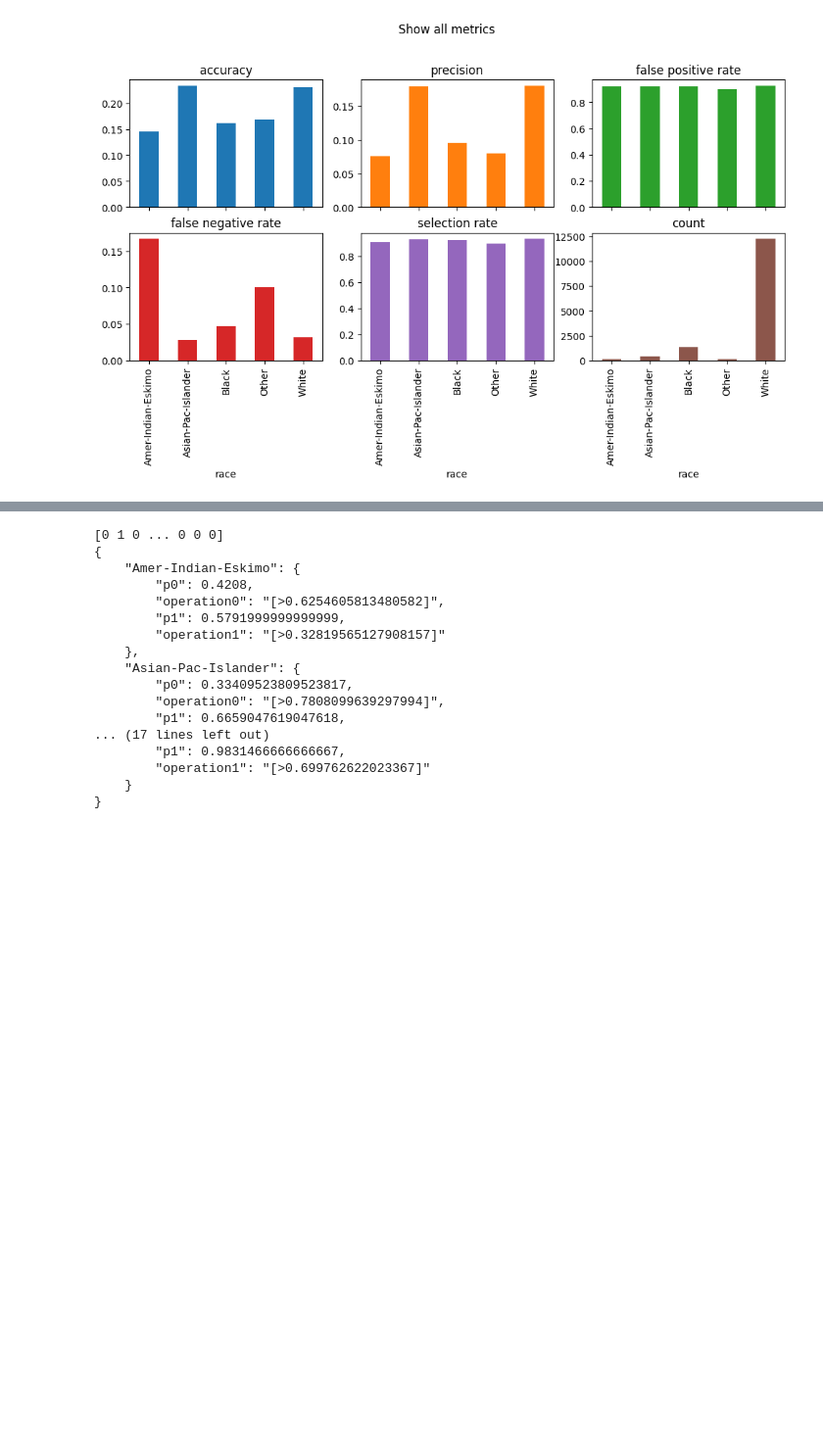
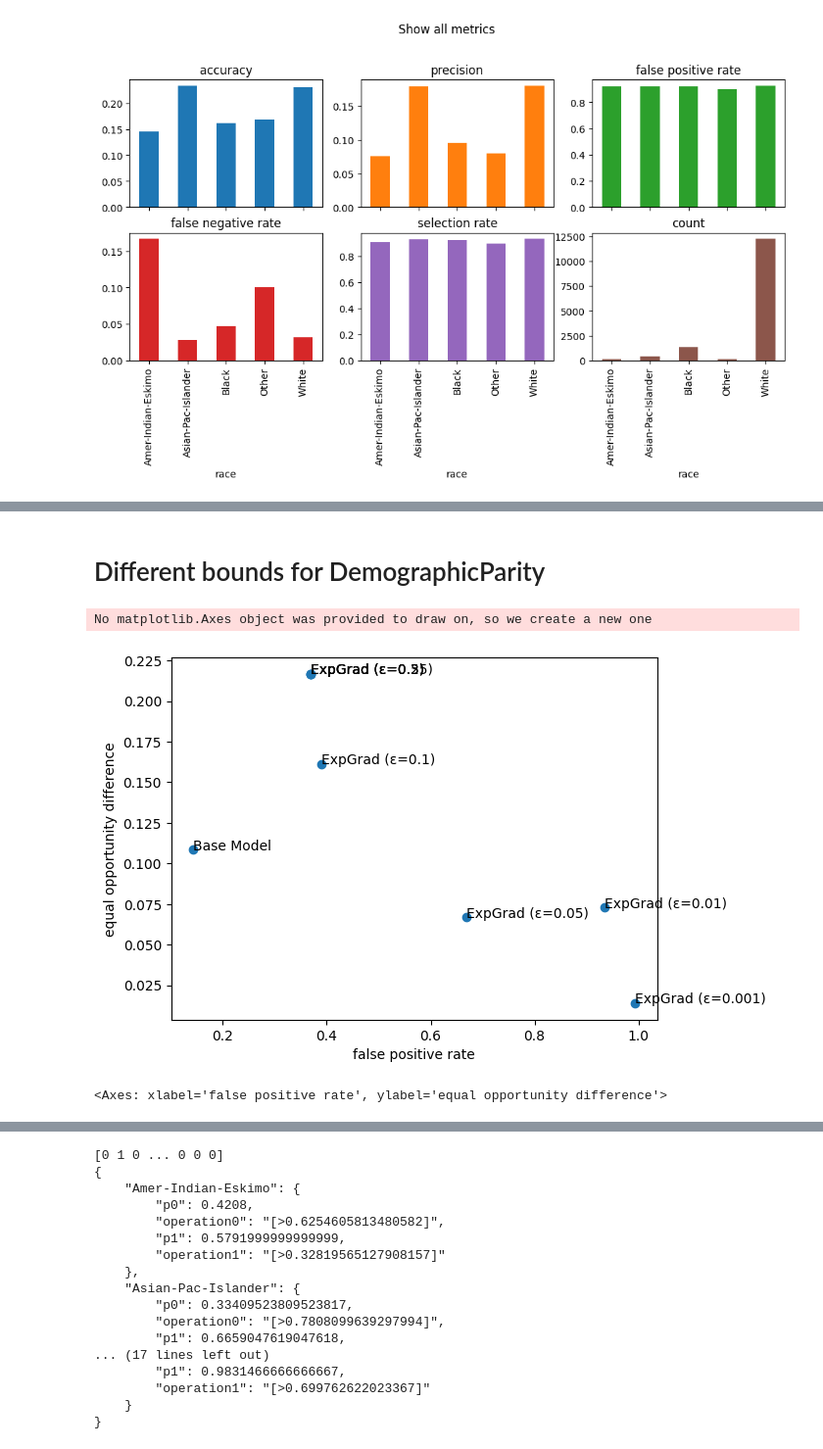
Before and after one commit to VitoriaMathias/mo436_state_of_data, a Jupyter notebook: Fairness/fairness_metrics.ipynb, the cells around one changed output, grey strips where cells are left out. Shown at 98% size. Drawn from its saved outputs; the diff is of its cells as text; code cells hidden in the pictures; blank space fills up the shorter version.

```diff
--- a/Fairness/fairness_metrics.ipynb
+++ b/Fairness/fairness_metrics.ipynb
@@ -560,0 +642,31 @@ array([[<Axes: title={'center': 'accuracy'}, xlabel='race'>,
+# %% [markdown]
+# Different bounds for DemographicParity
+# %%
+# Create a list of ExponentiatedGradient models with different epsilons for Demographic Parity and avaliate on false positive rate
+epsilons = [0.001, 0.01, 0.05, 0.1, 0.2, 0.35, 0.5]
+exp_grad_models = {}
+
+for eps in epsilons:
+    exp_grad_est = ExponentiatedGradient(
+        estimator=clf_mitigation,
+        constraints=DemographicParity(difference_bound=eps),
+        sample_weight_name="classifier__sample_weight")
+    _ = exp_grad_est.fit(x_resampled, y_resampled, sensitive_features=race_resampled) #variable assignment only there to prevent large output
+    exp_grad_models[f"ExpGrad (ε={eps})"] = exp_grad_est.predict(x_test_encoded)
+
+# Add the base model predictions
+exp_grad_models["Base Model"] = y_pred
+
+# Plot the comparison
+plot_model_comparison(
+    x_axis_metric=false_positive_rate,
+    y_axis_metric=equal_opportunity_difference,
+    y_true=y_test,
+    y_preds=exp_grad_models,
+    sensitive_features=race_test,
+    show_plot=True,
+    point_labels =True)
+# %% [output]
+No matplotlib.Axes object was provided to draw on, so we create a new one
+[figure, added]
+<Axes: xlabel='false positive rate', ylabel='equal opportunity difference'>
```
Also changed, not shown: parts of 10 cells of this notebook, 2 other files.
